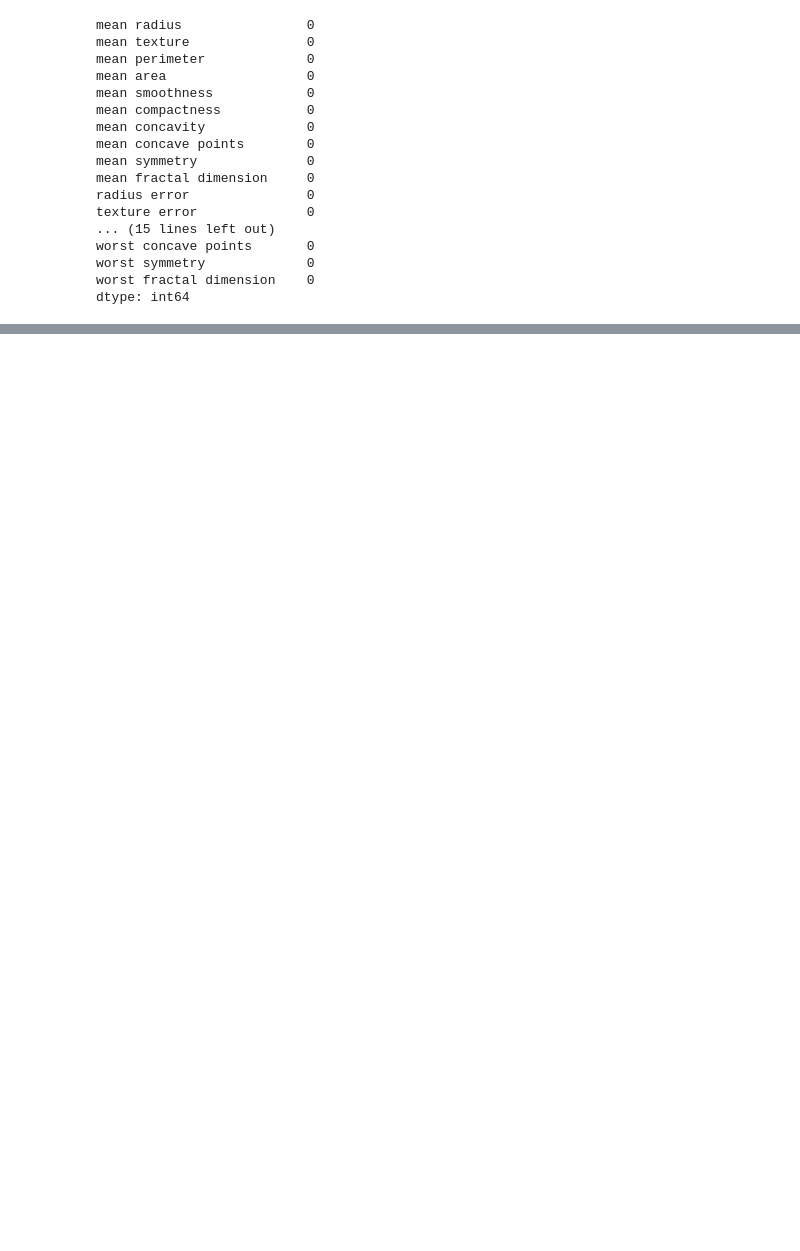
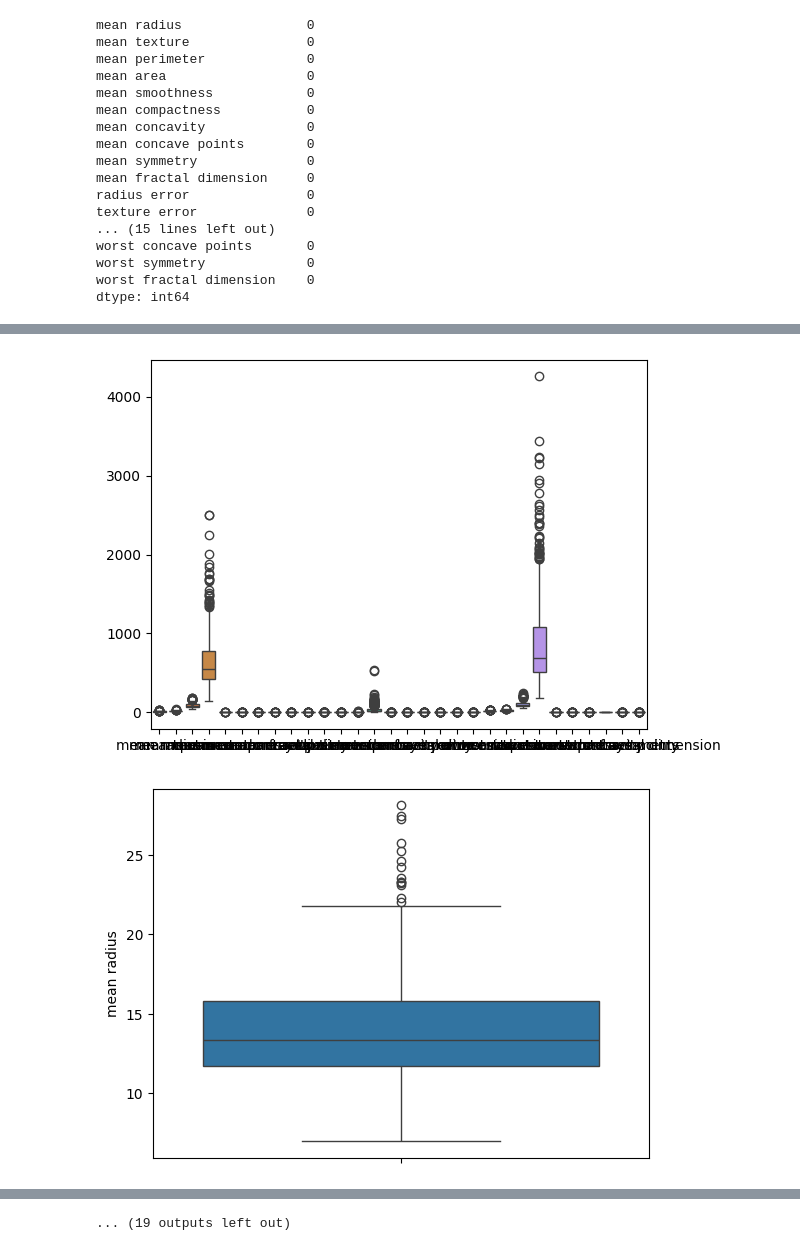
Before and after one commit to aman40399/AIML, a Jupyter notebook: logistic_regression/Breast_cancer.ipynb, the cells around one changed output, grey strips where cells are left out. Drawn from its saved outputs; the diff is of its cells as text; code cells hidden in the pictures; blank space fills up the shorter version.

```diff
--- a/logistic_regression/Breast_cancer.ipynb
+++ b/logistic_regression/Breast_cancer.ipynb
@@ -66,0 +101,11 @@ dtype: int64
+# %%
+# now detect outliers
+sns.boxplot(df)
+plt.show()
+#boxplot for each feature using a loop
+for i in df.columns:
+    sns.boxplot(df[i])
+    plt.show()
+# %% [output]
+[figure, added]
+[figure, added]
@@ -66,0 +122 @@ dtype: int64
+... (19 outputs left out)
```
Also changed, not shown: parts of 6 cells of this notebook.
